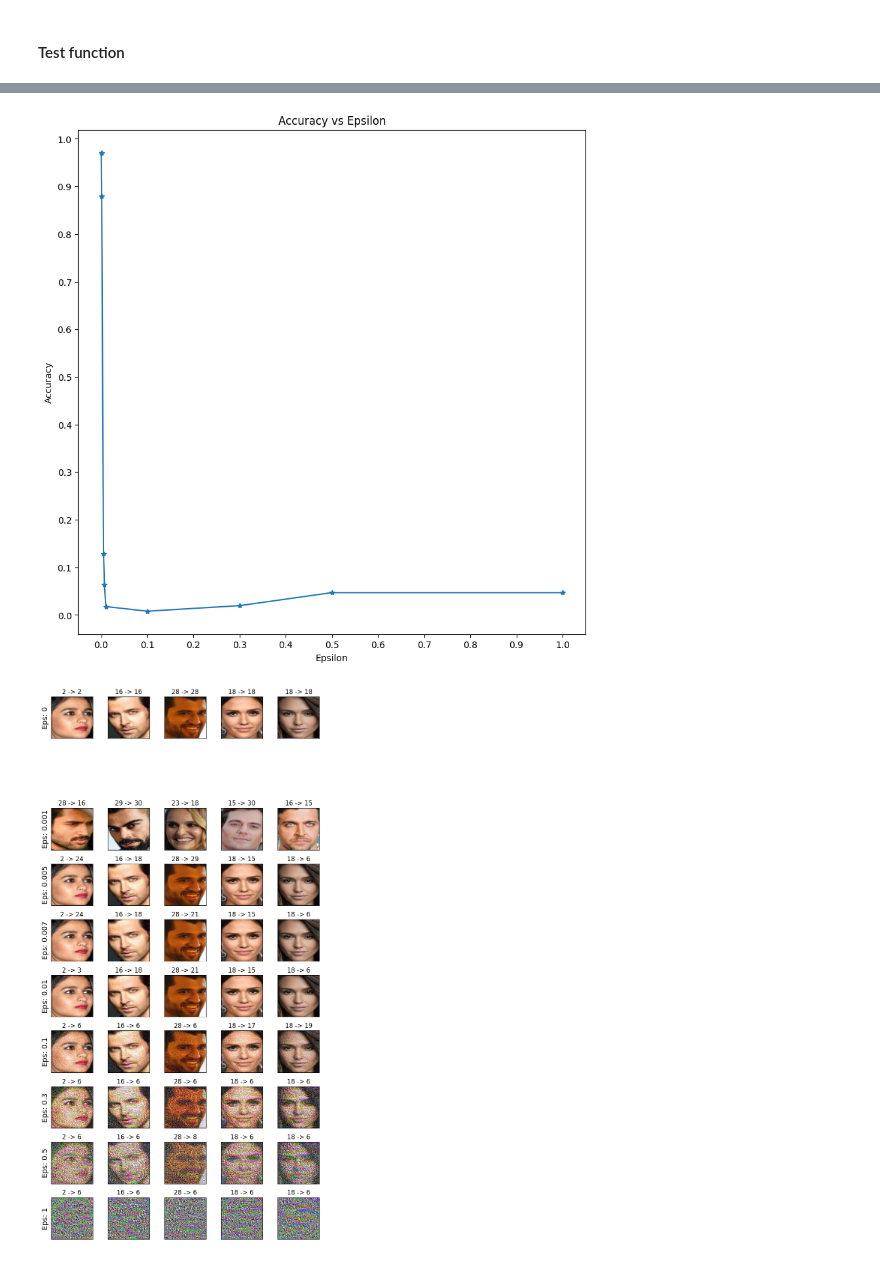
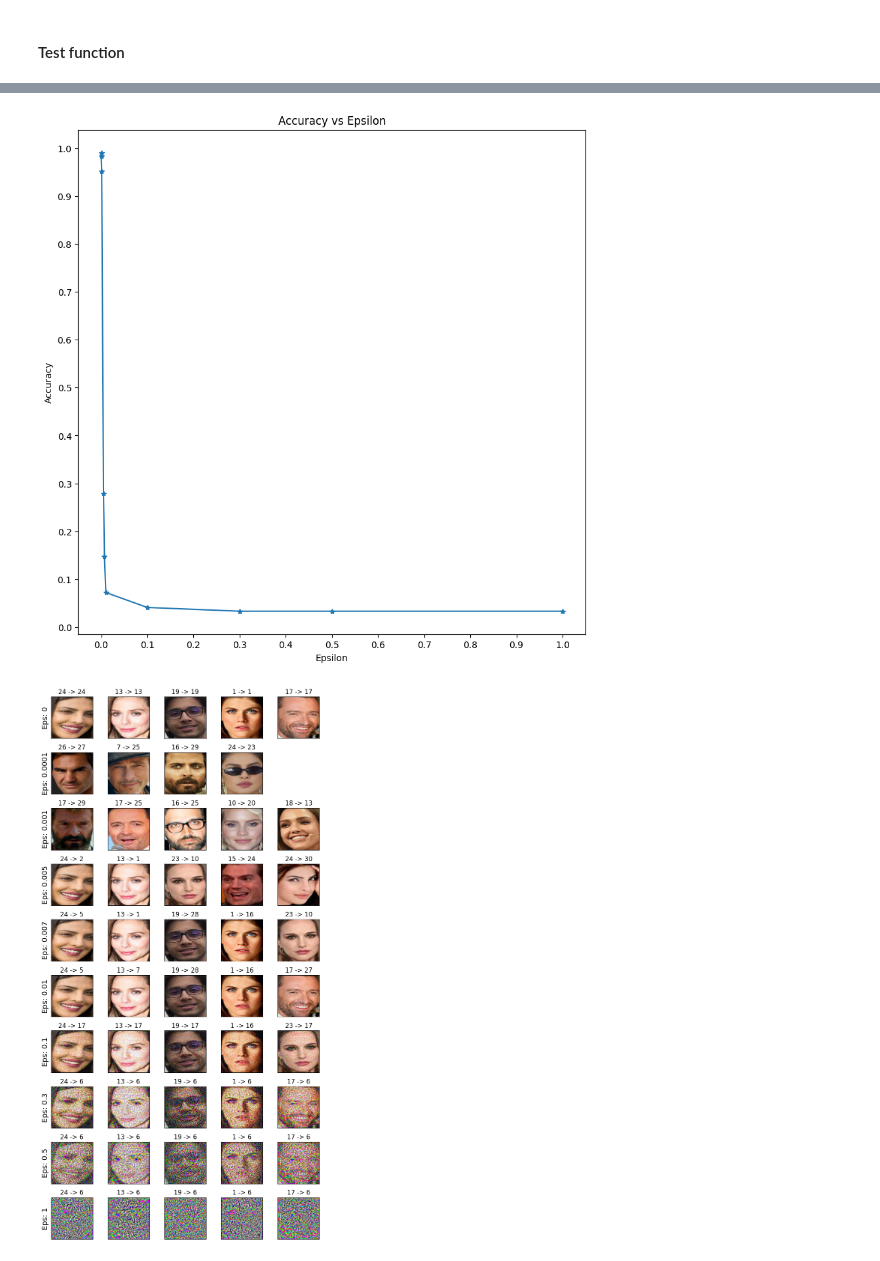
Before and after one commit to sergiocanar/FGSM_Faces, a Jupyter notebook: Grupo1_fgsm.ipynb, the cells around one changed output, grey strips where cells are left out. Saved outputs shown, nothing was run; the diff lists cells and outputs as text; code cells hidden in the pictures.

```diff
--- a/Grupo1_fgsm.ipynb
+++ b/Grupo1_fgsm.ipynb
@@ -67,13 +66,13 @@ test_dataloader = DataLoader(test_dataset, batch_size=1, shuffle=False)
 # Define the number of classes in the dataset
 num_classes = 31
 
-# Load the pre-trained ResNet18 model with the specified number of classes
-# model = get_resnet18_model(num_classes=num_classes)
-model = get_resnet101_model(num_classes=num_classes)
-# model = ResNet(ResidualBlock, [3, 4, 6, 3, 2], num_classes=num_classes)
+# Load the pre-trained model
+model = get_resnet18_model(num_classes=num_classes)
+# model = get_resnet101_model(num_classes=num_classes)
+# model = ResNet(ResidualBlock, [3, 4, 6, 3, 2], num_classes=num_classes).to(device)
 # %%
 epsilons = [0, 0.0001, 0.001, 0.005, 0.007, 0.01, 0.1, 0.3, 0.5, 1]
-pretrained_model = 'models/resnet101_celeb_faces.pth'
+pretrained_model = 'models/resnet18_celeb_faces.pth'
 model.load_state_dict(torch.load(pretrained_model, map_location=device, weights_only=True))
 
 print('Model loaded!')
@@ -241,14 +232,14 @@ def plot_accuracy(epsilons, accuracies):
     plt.xlabel("Epsilon")
     plt.ylabel("Accuracy")
     plt.show()
-    plt.savefig(accuracies_path)
+    # plt.savefig(accuracies_path)
     plt.close()
 
 plot_accuracy(epsilons, accuracies)
 # %% [output]
-[figure, old version]
+[figure, new version]
 # %%
-def plot_examples(examples, epsilons, max_examples=5, save_path=examples_path):
+def plot_examples(examples, epsilons, max_examples=5):
     """
     Plots a subset of adversarial examples for different epsilon values.
 
@@ -259,33 +250,33 @@ def plot_examples(examples, epsilons, max_examples=5, save_path=examples_path):
     """
     cnt = 0
     plt.figure(figsize=(8, 15))
 
     for i in range(len(epsilons)):
         num_examples = len(examples[i])  # Number of available examples for this epsilon
         for j in range(max_examples):
             cnt += 1
             plt.subplot(len(epsilons), max_examples, cnt)
             plt.xticks([], [])
             plt.yticks([], [])
             if j == 0:
                 plt.ylabel(f"Eps: {epsilons[i]}", fontsize=14)
 
             # Check if there's an example to plot
             if j < num_examples:
                 orig, adv, ex = examples[i][j]
                 plt.title(f"{orig} -> {adv}")
                 ex = np.clip(ex, 0, 1)  # Ensure the image data is in the range [0, 1]
                 plt.imshow(ex.transpose(1, 2, 0))
             else:
                 # Leave the space blank
                 plt.title("")
                 plt.imshow(np.ones((32, 32, 3)))  # Example blank image (white background)
                 plt.axis('off')
     plt.tight_layout()
     plt.show()
-    plt.savefig(save_path)
+    # plt.savefig(save_path)
     plt.close()
 
-plot_examples(examples, epsilons, max_examples=5, save_path=examples_path)
+plot_examples(examples, epsilons, max_examples=5)
 # %% [output]
-[figure, old version]
+[figure, new version]
```
Also changed, not shown: parts of 3 cells of this notebook, 6 other files.
